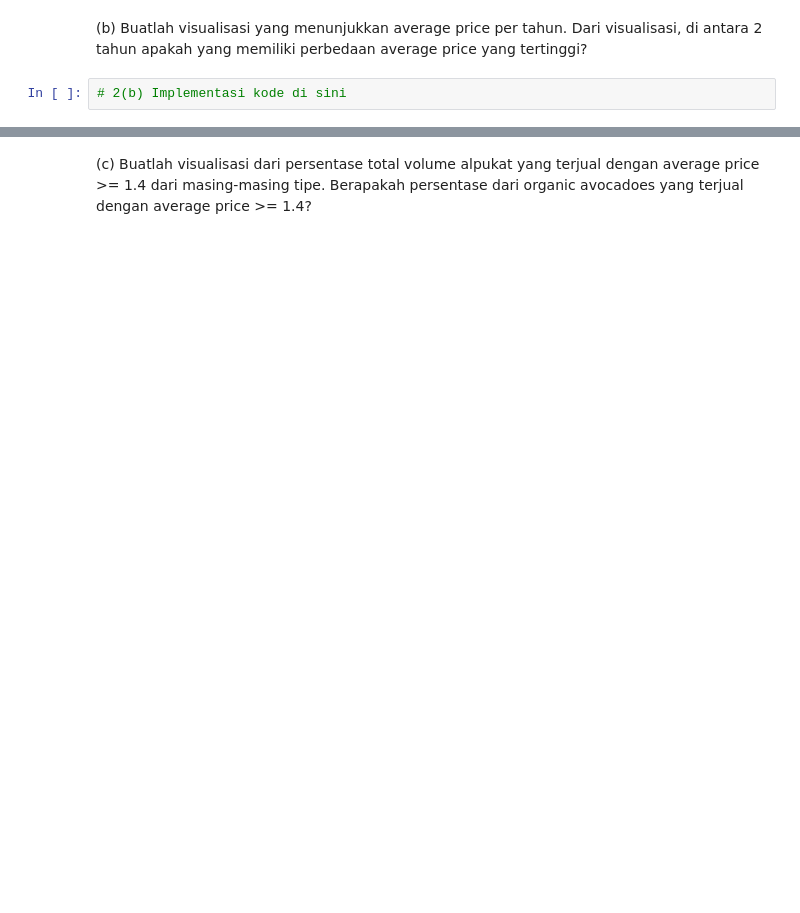
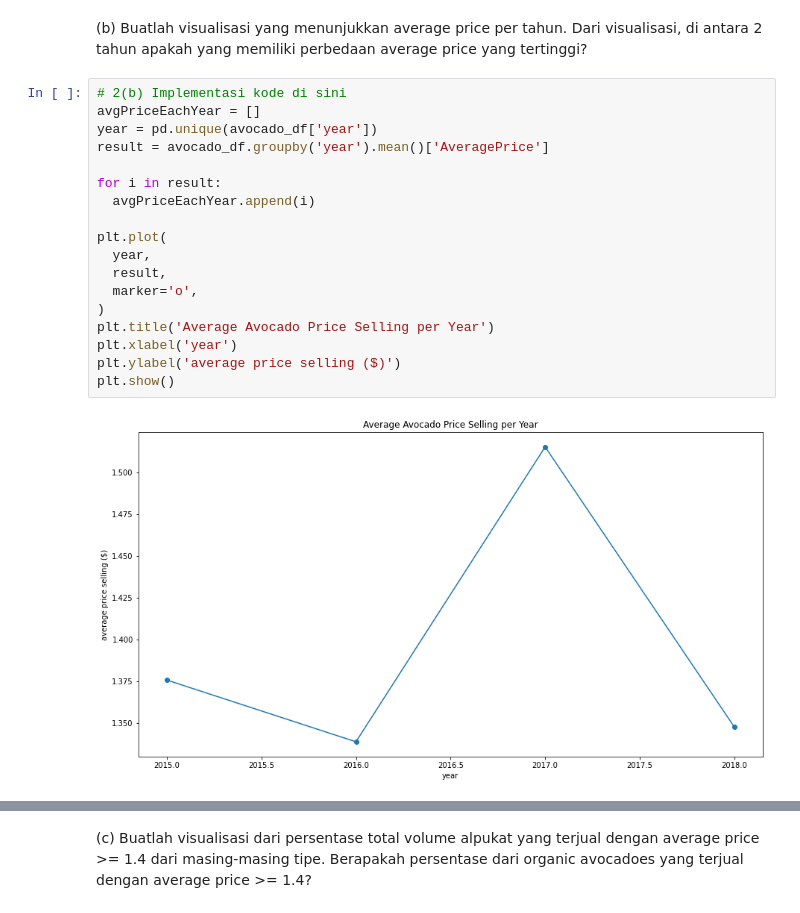
Before and after one commit to faisaladisoe/kasdd-lab, a Jupyter notebook: Lab 2/Lab 2 - Stats and DataViz.ipynb, the cells around one changed output, grey strips where cells are left out. Cells and saved outputs as stored; diff of their text form; blank space fills up the shorter version.

```diff
--- a/Lab 2/Lab 2 - Stats and DataViz.ipynb
+++ b/Lab 2/Lab 2 - Stats and DataViz.ipynb
@@ -494,4 +523,22 @@ Beberapa kasus terkadang memiliki lebih dari satu "jawaban yang tepat", karena a
 # %% [markdown]
 (b) Buatlah visualisasi yang menunjukkan average price per tahun. Dari visualisasi, di antara 2 tahun apakah yang memiliki perbedaan average price yang tertinggi?
-# %%
-# 2(b) Implementasi kode di sini
+# %%
+# 2(b) Implementasi kode di sini
+avgPriceEachYear = []
+year = pd.unique(avocado_df['year'])
+result = avocado_df.groupby('year').mean()['AveragePrice']
+
+for i in result:
+  avgPriceEachYear.append(i)
+
+plt.plot(
+  year,
+  result,
+  marker='o',
+)
+plt.title('Average Avocado Price Selling per Year')
+plt.xlabel('year')
+plt.ylabel('average price selling ($)')
+plt.show()
+# %% [output]
+[figure, added]
```
Also changed, not shown: parts of 15 cells of this notebook.
